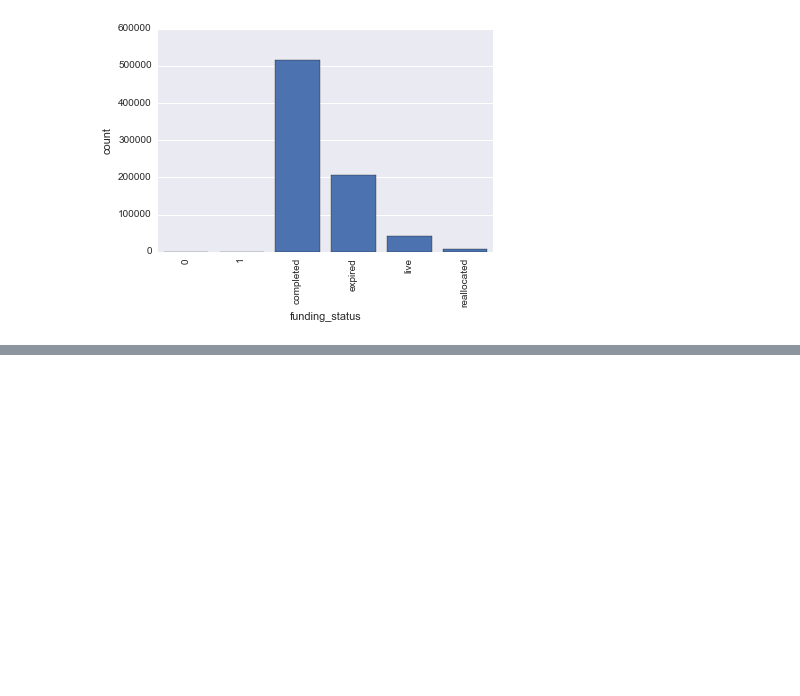
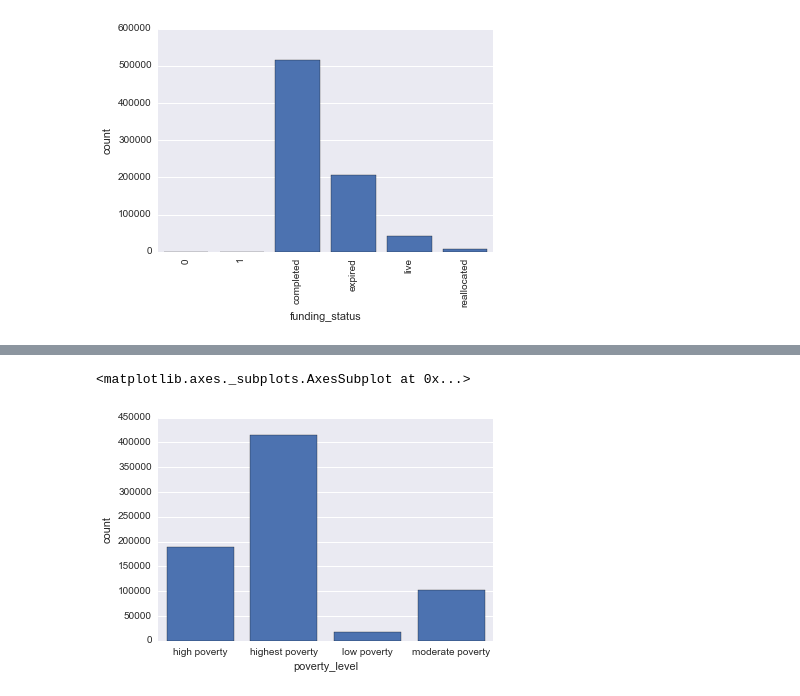
Before and after one commit to LylePayne/Fletcher-iPythonNotebooks, a Jupyter notebook: Project Kojak - DonorsChoose.ipynb, the cells around one changed output, grey strips where cells are left out. Saved outputs shown, nothing was run; the diff lists cells and outputs as text; code cells hidden in the pictures; blank space fills up the shorter version.

```diff
--- a/Project Kojak - DonorsChoose.ipynb
+++ b/Project Kojak - DonorsChoose.ipynb
@@ -34,4 +46,10 @@ projects_df = pd.read_sql('SELECT * FROM donorschoose_projects', db, index_col='
 
 cursor.close()
 db.close()
+# %%
+with open("DC_projects.pkl", "w") as picklefile:
+    pickle.dump(projects_df, picklefile)
+# %%
+with open("DC_projects.pkl", "r") as picklefile:
+    projects_df = pickle.load(picklefile)
 # %%
@@ -197,2 +217,7 @@ plt.xticks(rotation = 90)
 # %%
-funding_completed_or_expired = projects_df[projects_df.funding_status == ("completed") projects_df.funding_status == ("expired")]
+funding_completed = projects_df[projects_df.funding_status == ("completed")]
+funding_completed['funded'] = 1
+
+
+funding_expired = projects_df[projects_df.funding_status == "expired"]
+funding_expired['funded'] = 0
@@ -200,0 +224,3 @@ SyntaxError: invalid syntax (<ipython-input-144-6cc4701bb089>, line 1)
+# %%
+funding_list = [funding_completed, funding_expired]
+funding_df = pd.concat(funding_list)
@@ -200,0 +240,5 @@ SyntaxError: invalid syntax (<ipython-input-144-6cc4701bb089>, line 1)
+# %%
+sn.barplot(funding_df.poverty_level)
+# %% [output]
+<matplotlib.axes._subplots.AxesSubplot at 0x...>
+[figure, added]
```
Also changed, not shown: parts of 37 cells of this notebook.
